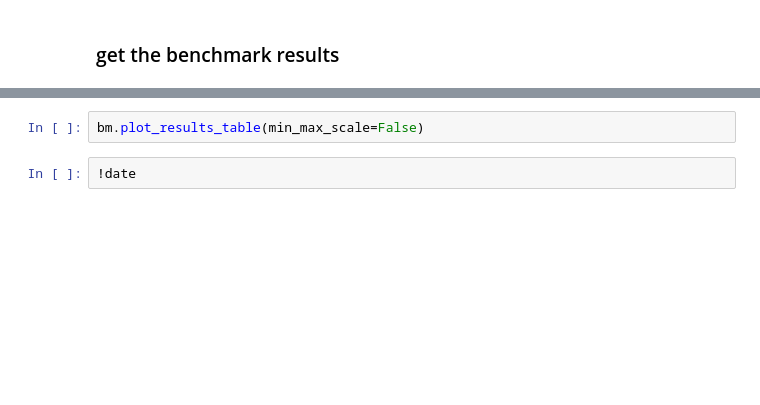
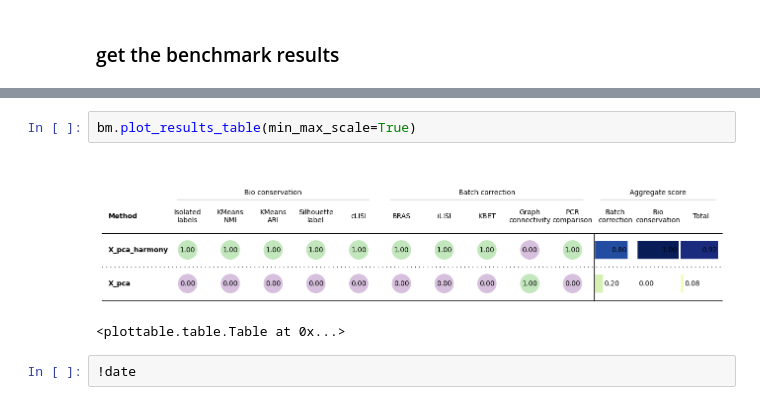
Before and after one commit to neurogenetics/ADRD_Brain_Aging, a Jupyter notebook: phase1/quantifications/eval_harmony_correction.ipynb, the cells around one changed output, grey strips where cells are left out. Drawn from its saved outputs; the diff is of its cells as text; blank space fills up the shorter version.

```diff
--- a/phase1/quantifications/eval_harmony_correction.ipynb
+++ b/phase1/quantifications/eval_harmony_correction.ipynb
@@ -161,4 +188,7 @@ bm.plot_results_table()
 # %%
-bm.plot_results_table(min_max_scale=False)
+bm.plot_results_table(min_max_scale=True)
+# %% [output]
+[figure, added]
+<plottable.table.Table at 0x...>
 # %%
 !date
```
Also changed, not shown: parts of 11 cells of this notebook.
